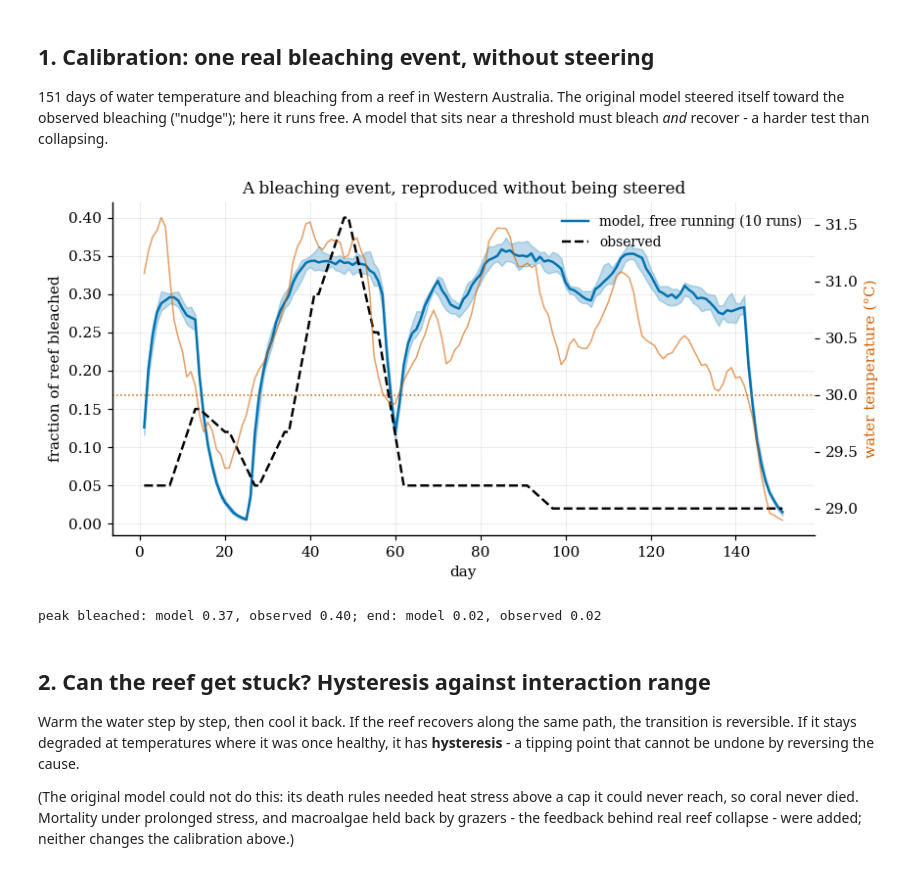
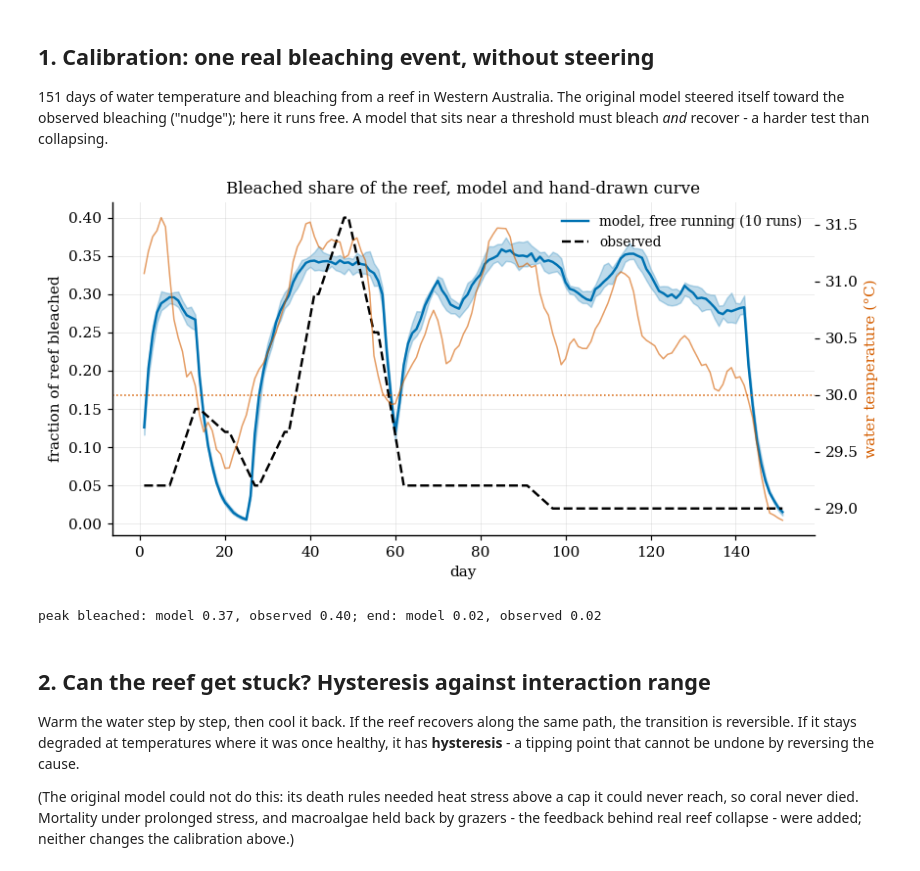
Before and after one commit to kevingrainger/Portfolio, a Jupyter notebook: 001-coral-reef-tipping-points/coral_potts.ipynb, the cells around one changed output. Drawn from its saved outputs; the diff is of its cells as text; code cells hidden in the pictures.

```diff
--- a/001-coral-reef-tipping-points/coral_potts.ipynb
+++ b/001-coral-reef-tipping-points/coral_potts.ipynb
@@ -29,28 +29,28 @@ that sits near a threshold must bleach *and* recover - a harder test than collap
 # %%
 runs = [cm.run_record(temps, seed=k) for k in range(10)]
 bleached = np.array([r[1] for r in runs])
 
 fig, ax1 = plt.subplots(figsize=(8, 4))
 days = np.arange(1, len(temps) + 1)
 ax1.fill_between(days, np.percentile(bleached, 5, 0), np.percentile(bleached, 95, 0), color=figstyle.PALETTE[0], alpha=0.25)
 ax1.plot(days, np.median(bleached, 0), color=figstyle.PALETTE[0], label='model, free running (10 runs)')
 ax1.plot(days, observed, 'k--', label='observed')
 ax1.set_xlabel('day')
 ax1.set_ylabel('fraction of reef bleached')
 ax2 = ax1.twinx()
 ax2.plot(days, temps, color=figstyle.PALETTE[1], lw=1, alpha=0.6)
 ax2.axhline(30, color=figstyle.PALETTE[1], ls=':', lw=1)
 ax2.set_ylabel('water temperature (°C)', color=figstyle.PALETTE[1])
 ax2.grid(False)
 ax1.legend(loc='upper right')
-ax1.set_title('A bleaching event, reproduced without being steered')
+ax1.set_title('Bleached share of the reef, model and hand-drawn curve')
 fig.tight_layout()
 figstyle.save(fig, 'figures/fig1_calibration')
 plt.show()
 print(f"peak bleached: model {np.median(bleached.max(1)):.2f}, observed {observed.max():.2f}; "
       f"end: model {np.median(bleached[:, -1]):.2f}, observed {observed[-1]:.2f}")
 # %% [output]
-[figure, old version]
+[figure, new version]
 peak bleached: model 0.37, observed 0.40; end: model 0.02, observed 0.02
 # %% [markdown]
 ## 2. Can the reef get stuck? Hysteresis against interaction range
```
Also changed, not shown: parts of 3 cells of this notebook, 49 other files.
